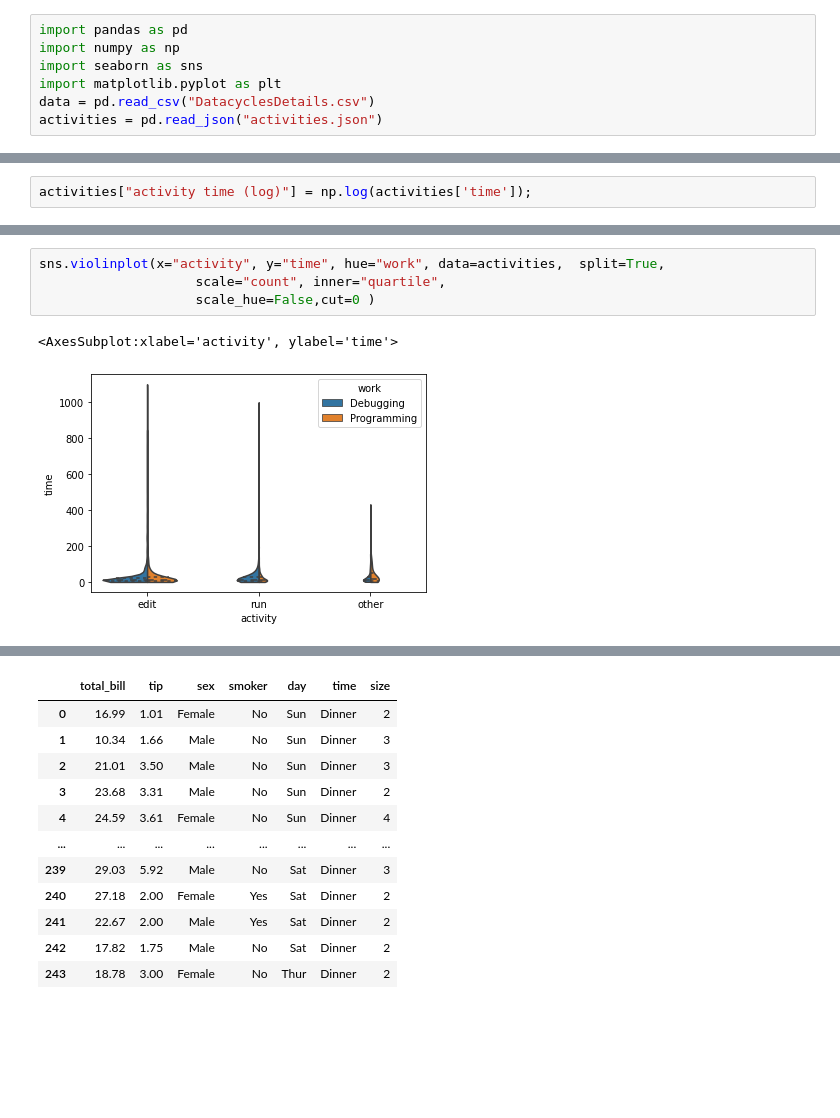
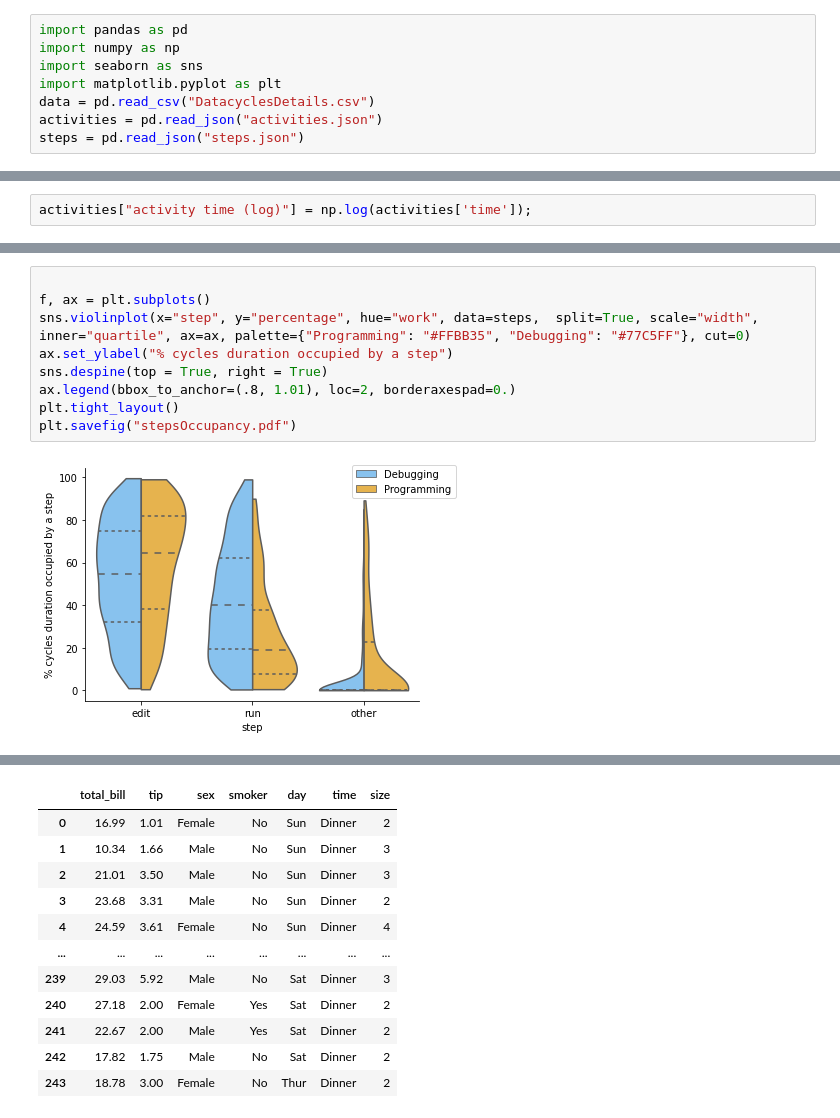
Before and after one commit to Alaboudi1/editRunCyclesAnalysis, a Jupyter notebook: detailsCycles.ipynb, the cells around one changed output, grey strips where cells are left out. Drawn from its saved outputs; the diff is of its cells as text; blank space fills up the shorter version.

```diff
--- a/detailsCycles.ipynb
+++ b/detailsCycles.ipynb
@@ -5,6 +5,7 @@ import seaborn as sns
 import matplotlib.pyplot as plt
 data = pd.read_csv("DatacyclesDetails.csv")
 activities = pd.read_json("activities.json")
+steps = pd.read_json("steps.json")
 # %%
 debugging = data.loc[(data.work == "Debugging")]
 programming = data.loc[(data.work == "Programming")]
@@ -105,7 +89,11 @@ sns.despine(bottom = True, right = True)
-# %%
-sns.violinplot(x="activity", y="time", hue="work", data=activities,  split=True,
-                    scale="count", inner="quartile",
-                    scale_hue=False,cut=0 )
-# %% [output]
-<AxesSubplot:xlabel='activity', ylabel='time'>
-[figure, removed]
+# %%
+
+f, ax = plt.subplots()
+sns.violinplot(x="step", y="percentage", hue="work", data=steps,  split=True, scale="width", inner="quartile", ax=ax, palette={"Programming": "#FFBB35", "Debugging": "#77C5FF"}, cut=0)
+ax.set_ylabel("% cycles duration occupied by a step")
+sns.despine(top = True, right = True)
+ax.legend(bbox_to_anchor=(.8, 1.01), loc=2, borderaxespad=0.)
+plt.tight_layout()
+plt.savefig("stepsOccupancy.pdf")
+# %% [output]
+[figure, added]
```
Also changed, not shown: parts of 13 cells of this notebook, 9 other files.
